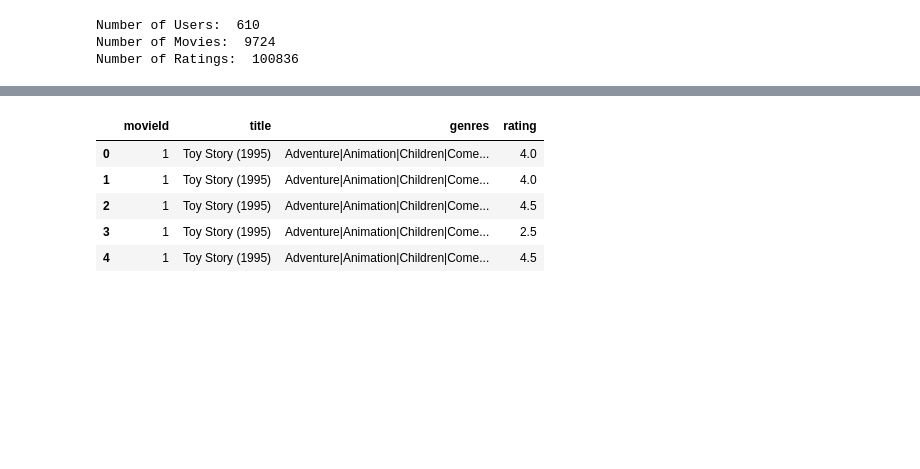
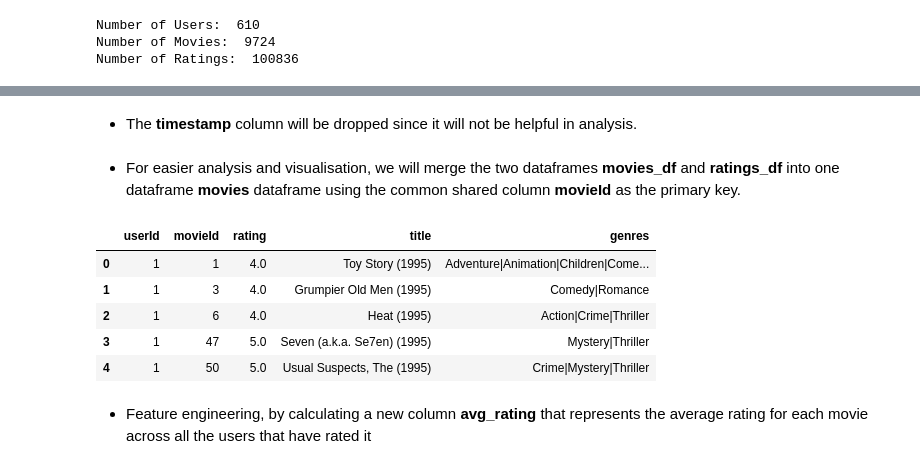
Before and after one commit to sha-ddie/Phase-4-Project, a Jupyter notebook: student.ipynb, the cells around one changed output, grey strips where cells are left out. Drawn from its saved outputs; the diff is of its cells as text; code cells hidden in the pictures; blank space fills up the shorter version.

```diff
--- a/student.ipynb
+++ b/student.ipynb
@@ -131,0 +162,2 @@ ratings_df.drop('timestamp', axis=1, inplace=True)
+# %% [markdown]
+* The **timestamp** column will be dropped since it will not be helpful in analysis.
@@ -132,11 +167,17 @@ ratings_df.drop('timestamp', axis=1, inplace=True)
+# %% [markdown]
+* For easier analysis and visualisation, we will merge the two dataframes **movies_df** and **ratings_df** into one dataframe **movies** dataframe using the common shared column **movieId** as the primary key.
 # %%
-movies_df=pd.merge(left=movies_df, right=ratings_df[['movieId', 'rating']],  how = 'left' , on='movieId')
-movies_df.head()
+# combining the two datasets using the movieId primary key
+# using a left join to avoid implicit nan values
+movies=pd.merge(left=ratings_df, right=movies_df[['movieId','title','genres']],  how = 'left' , on='movieId')
+movies.head()
 # %% [output]
-|  | movieId | title | genres | rating |
-| 0 | 1 | Toy Story (1995) | Adventure|Animation|Children|Come... | 4.0 |
-| 1 | 1 | Toy Story (1995) | Adventure|Animation|Children|Come... | 4.0 |
-| 2 | 1 | Toy Story (1995) | Adventure|Animation|Children|Come... | 4.5 |
-| 3 | 1 | Toy Story (1995) | Adventure|Animation|Children|Come... | 2.5 |
-| 4 | 1 | Toy Story (1995) | Adventure|Animation|Children|Come... | 4.5 |
+|  | userId | movieId | rating | title | genres |
+| 0 | 1 | 1 | 4.0 | Toy Story (1995) | Adventure|Animation|Children|Come... |
+| 1 | 1 | 3 | 4.0 | Grumpier Old Men (1995) | Comedy|Romance |
+| 2 | 1 | 6 | 4.0 | Heat (1995) | Action|Crime|Thriller |
+| 3 | 1 | 47 | 5.0 | Seven (a.k.a. Se7en) (1995) | Mystery|Thriller |
+| 4 | 1 | 50 | 5.0 | Usual Suspects, The (1995) | Crime|Mystery|Thriller |
+# %% [markdown]
+* Feature engineering, by calculating a new column **avg_rating** that represents the average rating for each movie across all the users that have rated it
 # %%
```
Also changed, not shown: parts of 70 cells of this notebook.
